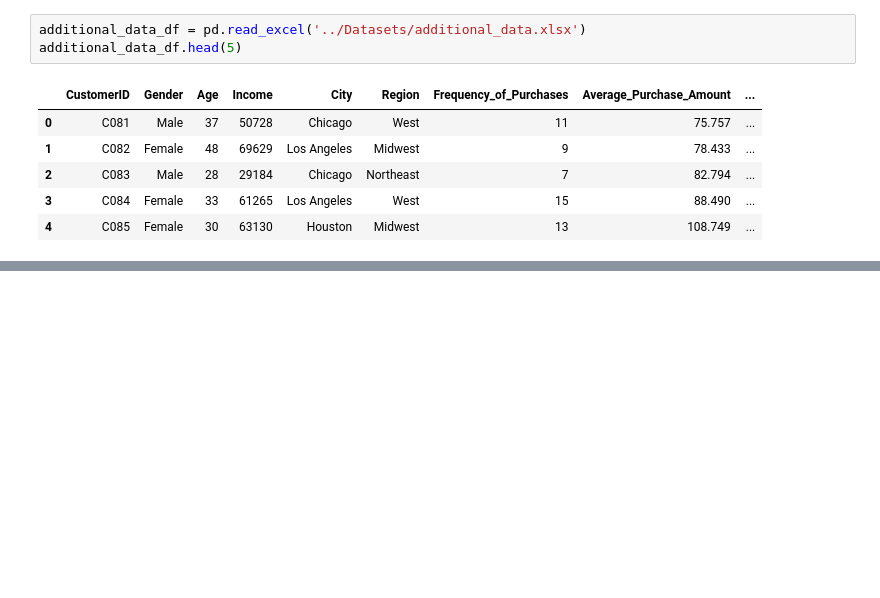
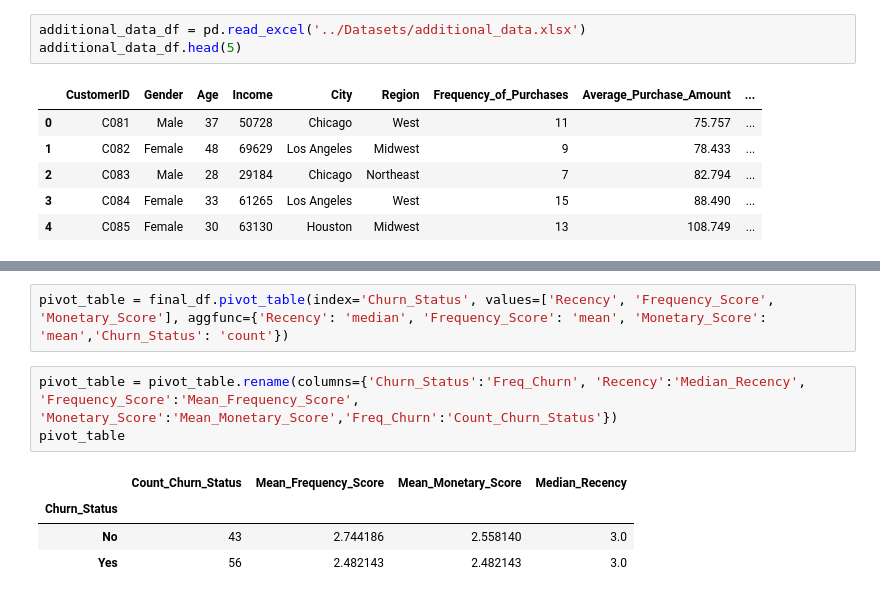
Before and after one commit to tezendra71/DataSciencett, a Jupyter notebook: Projects/E_Com/Full code/E_Com.ipynb, the cells around one changed output, grey strips where cells are left out. Drawn from its saved outputs; the diff is of its cells as text; blank space fills up the shorter version.

```diff
--- a/Projects/E_Com/Full code/E_Com.ipynb
+++ b/Projects/E_Com/Full code/E_Com.ipynb
@@ -226,0 +255,10 @@ TypeError: unhashable type: 'numpy.ndarray'
+# %%
+pivot_table = final_df.pivot_table(index='Churn_Status', values=['Recency', 'Frequency_Score', 'Monetary_Score'], aggfunc={'Recency': 'median', 'Frequency_Score': 'mean', 'Monetary_Score': 'mean','Churn_Status': 'count'})
+# %%
+pivot_table = pivot_table.rename(columns={'Churn_Status':'Freq_Churn', 'Recency':'Median_Recency', 'Frequency_Score':'Mean_Frequency_Score', 'Monetary_Score':'Mean_Monetary_Score','Freq_Churn':'Count_Churn_Status'})
+pivot_table
+# %% [output]
+|  | Count_Churn_Status | Mean_Frequency_Score | Mean_Monetary_Score | Median_Recency |
+| Churn_Status |  |  |  |  |
+| No | 43 | 2.744186 | 2.558140 | 3.0 |
+| Yes | 56 | 2.482143 | 2.482143 | 3.0 |
```
Also changed, not shown: parts of 6 cells of this notebook, 18 other files.
